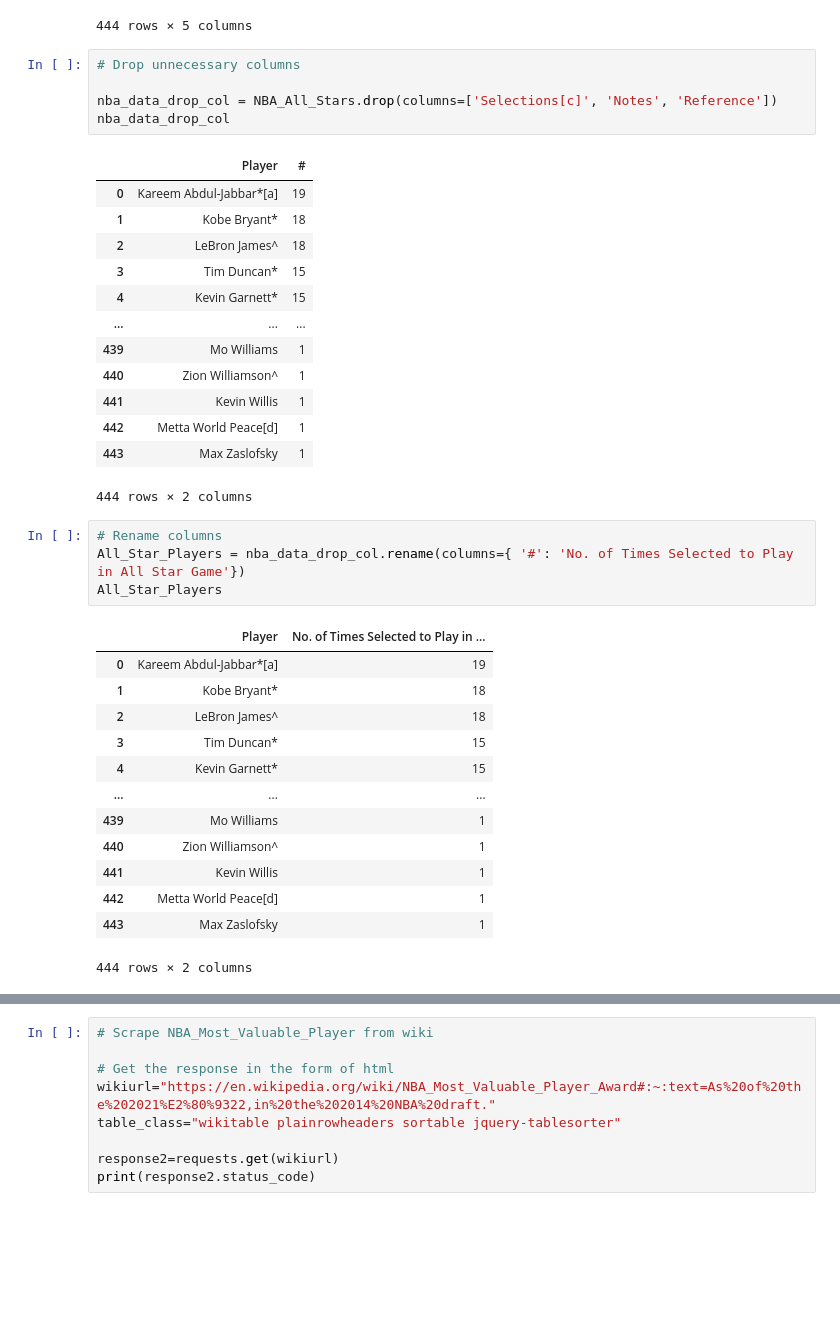
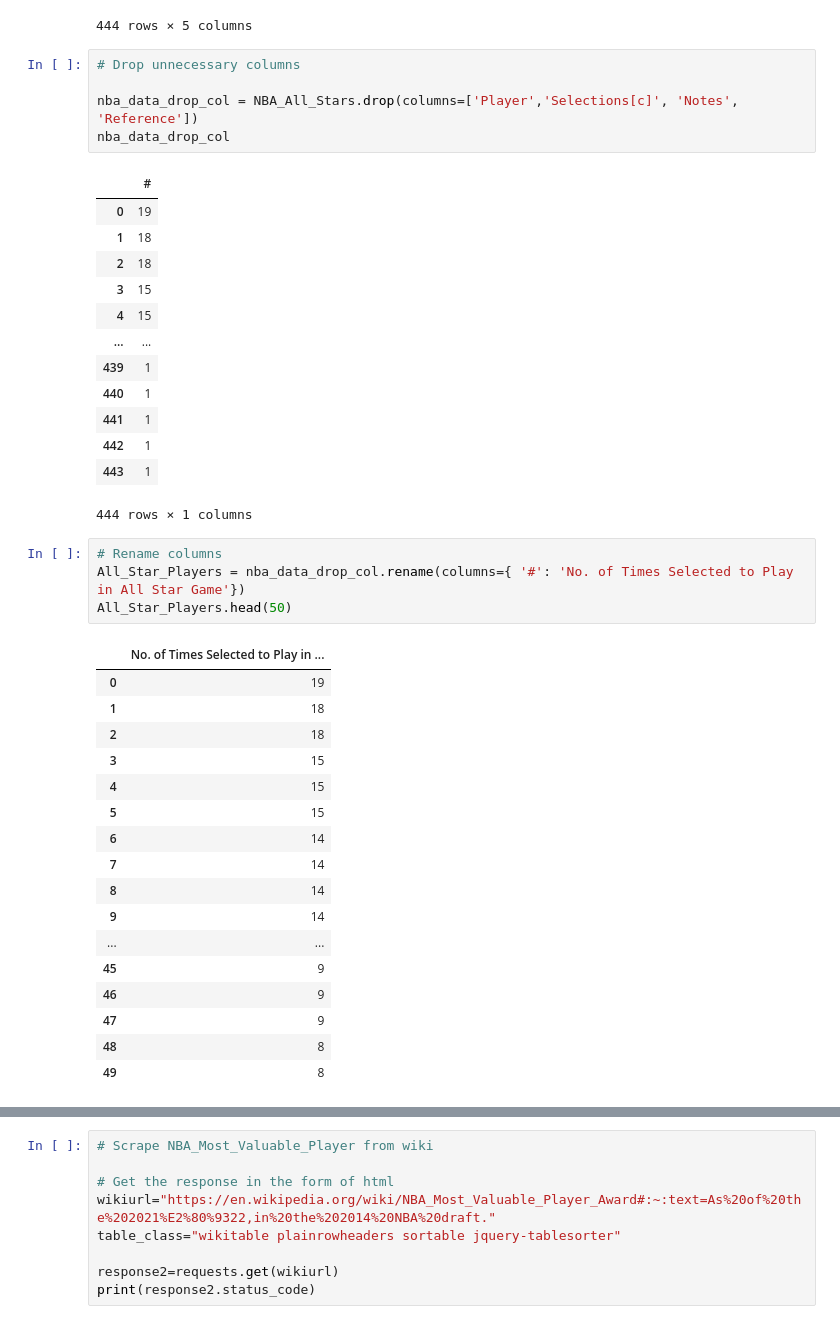
Before and after one commit to YoussoufIY/NBA-Draft-Analysis, a Jupyter notebook: NBA Project.ipynb, the cells around one changed output, grey strips where cells are left out. Saved outputs shown, nothing was run; the diff lists cells and outputs as text; blank space fills up the shorter version.

```diff
--- a/NBA Project.ipynb
+++ b/NBA Project.ipynb
@@ -315,37 +305,41 @@ NBA_All_Stars
 # %%
 # Drop unnecessary columns
 
-nba_data_drop_col = NBA_All_Stars.drop(columns=['Selections[c]', 'Notes', 'Reference'])
+nba_data_drop_col = NBA_All_Stars.drop(columns=['Player','Selections[c]', 'Notes', 'Reference'])
 nba_data_drop_col
 # %% [output]
-|  | Player | # |
-| 0 | Kareem Abdul-Jabbar*[a] | 19 |
-| 1 | Kobe Bryant* | 18 |
-| 2 | LeBron James^ | 18 |
-| 3 | Tim Duncan* | 15 |
-| 4 | Kevin Garnett* | 15 |
-| ... | ... | ... |
-| 439 | Mo Williams | 1 |
-| 440 | Zion Williamson^ | 1 |
-| 441 | Kevin Willis | 1 |
-| 442 | Metta World Peace[d] | 1 |
-| 443 | Max Zaslofsky | 1 |
+|  | # |
+| 0 | 19 |
+| 1 | 18 |
+| 2 | 18 |
+| 3 | 15 |
+| 4 | 15 |
+| ... | ... |
+| 439 | 1 |
+| 440 | 1 |
+| 441 | 1 |
+| 442 | 1 |
+| 443 | 1 |
-444 rows × 2 columns
+444 rows × 1 columns
 # %%
 # Rename columns
 All_Star_Players = nba_data_drop_col.rename(columns={ '#': 'No. of Times Selected to Play in All Star Game'})
-All_Star_Players
+All_Star_Players.head(50)
 # %% [output]
-|  | Player | No. of Times Selected to Play in ... |
-| 0 | Kareem Abdul-Jabbar*[a] | 19 |
-| 1 | Kobe Bryant* | 18 |
-| 2 | LeBron James^ | 18 |
-| 3 | Tim Duncan* | 15 |
-| 4 | Kevin Garnett* | 15 |
-| ... | ... | ... |
-| 439 | Mo Williams | 1 |
-| 440 | Zion Williamson^ | 1 |
-| 441 | Kevin Willis | 1 |
-| 442 | Metta World Peace[d] | 1 |
-| 443 | Max Zaslofsky | 1 |
+|  | No. of Times Selected to Play in ... |
+| 0 | 19 |
+| 1 | 18 |
+| 2 | 18 |
+| 3 | 15 |
+| 4 | 15 |
+| 5 | 15 |
+| 6 | 14 |
+| 7 | 14 |
+| 8 | 14 |
+| 9 | 14 |
+| ... | ... |
+| 45 | 9 |
+| 46 | 9 |
+| 47 | 9 |
+| 48 | 8 |
+| 49 | 8 |
-444 rows × 2 columns
```
Also changed, not shown: parts of 23 cells of this notebook, 2 other files.
